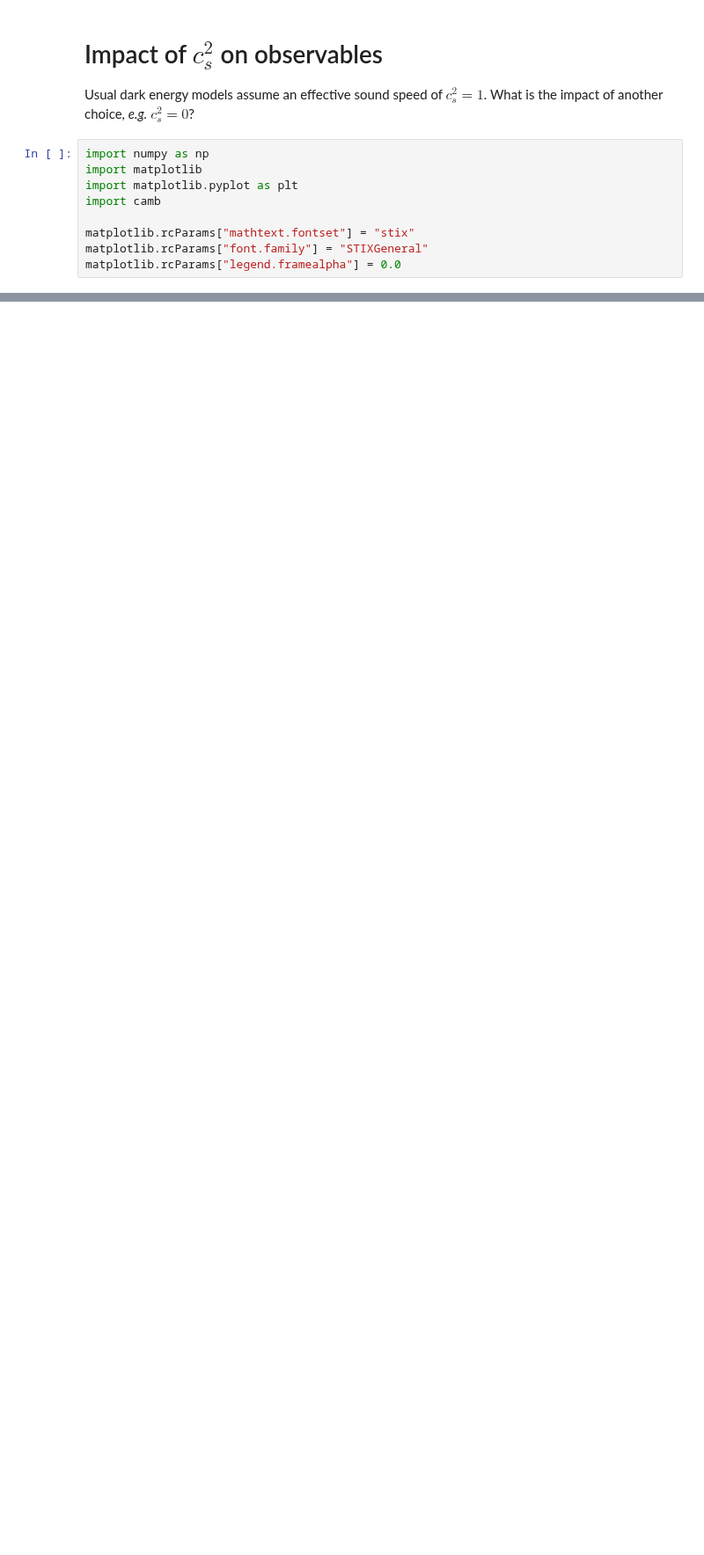
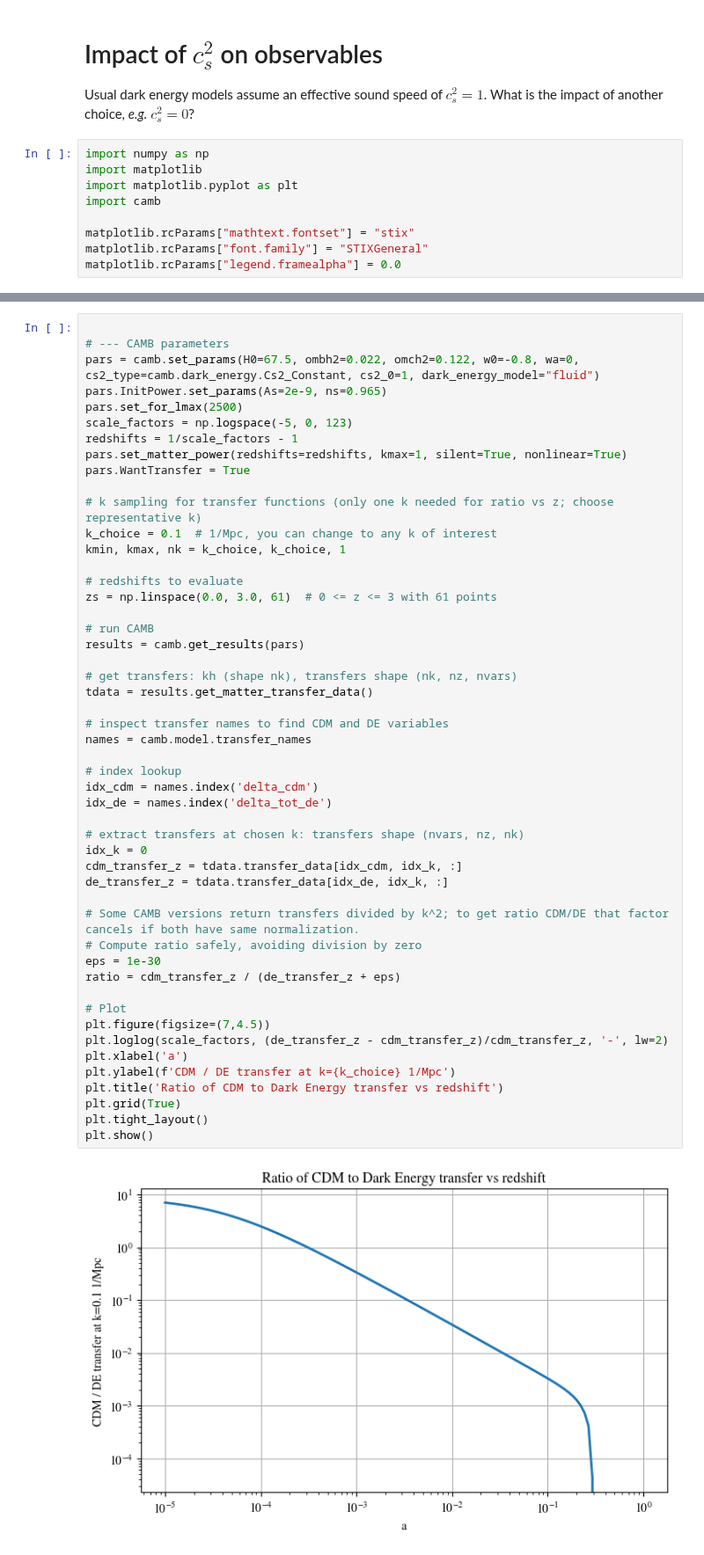
Before and after one commit to joaoreboucas1/cs2-project, a Jupyter notebook: analysis/cs2_impact.ipynb, the cells around one changed output, grey strips where cells are left out. Shown at 88% size. Cells and saved outputs as stored; diff of their text form; blank space fills up the shorter version.

```diff
--- a/analysis/cs2_impact.ipynb
+++ b/analysis/cs2_impact.ipynb
@@ -70,3 +81,55 @@ def get_observables(case):
 data = {}
 for case in cases:
     data[case["name"]] = get_observables(case)
+# %%
+
+# --- CAMB parameters
+pars = camb.set_params(H0=67.5, ombh2=0.022, omch2=0.122, w0=-0.8, wa=0, cs2_type=camb.dark_energy.Cs2_Constant, cs2_0=1, dark_energy_model="fluid")
+pars.InitPower.set_params(As=2e-9, ns=0.965)
+pars.set_for_lmax(2500)
+scale_factors = np.logspace(-5, 0, 123)
+redshifts = 1/scale_factors - 1
+pars.set_matter_power(redshifts=redshifts, kmax=1, silent=True, nonlinear=True)
+pars.WantTransfer = True
+
+# k sampling for transfer functions (only one k needed for ratio vs z; choose representative k)
+k_choice = 0.1  # 1/Mpc, you can change to any k of interest
+kmin, kmax, nk = k_choice, k_choice, 1
+
+# redshifts to evaluate
+zs = np.linspace(0.0, 3.0, 61)  # 0 <= z <= 3 with 61 points
+
+# run CAMB
+results = camb.get_results(pars)
+
+# get transfers: kh (shape nk), transfers shape (nk, nz, nvars)
+tdata = results.get_matter_transfer_data()
+
+# inspect transfer names to find CDM and DE variables
+names = camb.model.transfer_names
+
+# index lookup
+idx_cdm = names.index('delta_cdm')
+idx_de = names.index('delta_tot_de')
+
+# extract transfers at chosen k: transfers shape (nvars, nz, nk)
+idx_k = 0
+cdm_transfer_z = tdata.transfer_data[idx_cdm, idx_k, :]
+de_transfer_z = tdata.transfer_data[idx_de, idx_k, :]
+
+# Some CAMB versions return transfers divided by k^2; to get ratio CDM/DE that factor cancels if both have same normalization.
+# Compute ratio safely, avoiding division by zero
+eps = 1e-30
+ratio = cdm_transfer_z / (de_transfer_z + eps)
+
+# Plot
+plt.figure(figsize=(7,4.5))
+plt.loglog(scale_factors, (de_transfer_z - cdm_transfer_z)/cdm_transfer_z, '-', lw=2)
+plt.xlabel('a')
+plt.ylabel(f'CDM / DE transfer at k={k_choice} 1/Mpc')
+plt.title('Ratio of CDM to Dark Energy transfer vs redshift')
+plt.grid(True)
+plt.tight_layout()
+plt.show()
+# %% [output]
+[figure, added]
```
Also changed, not shown: parts of 15 cells of this notebook.
